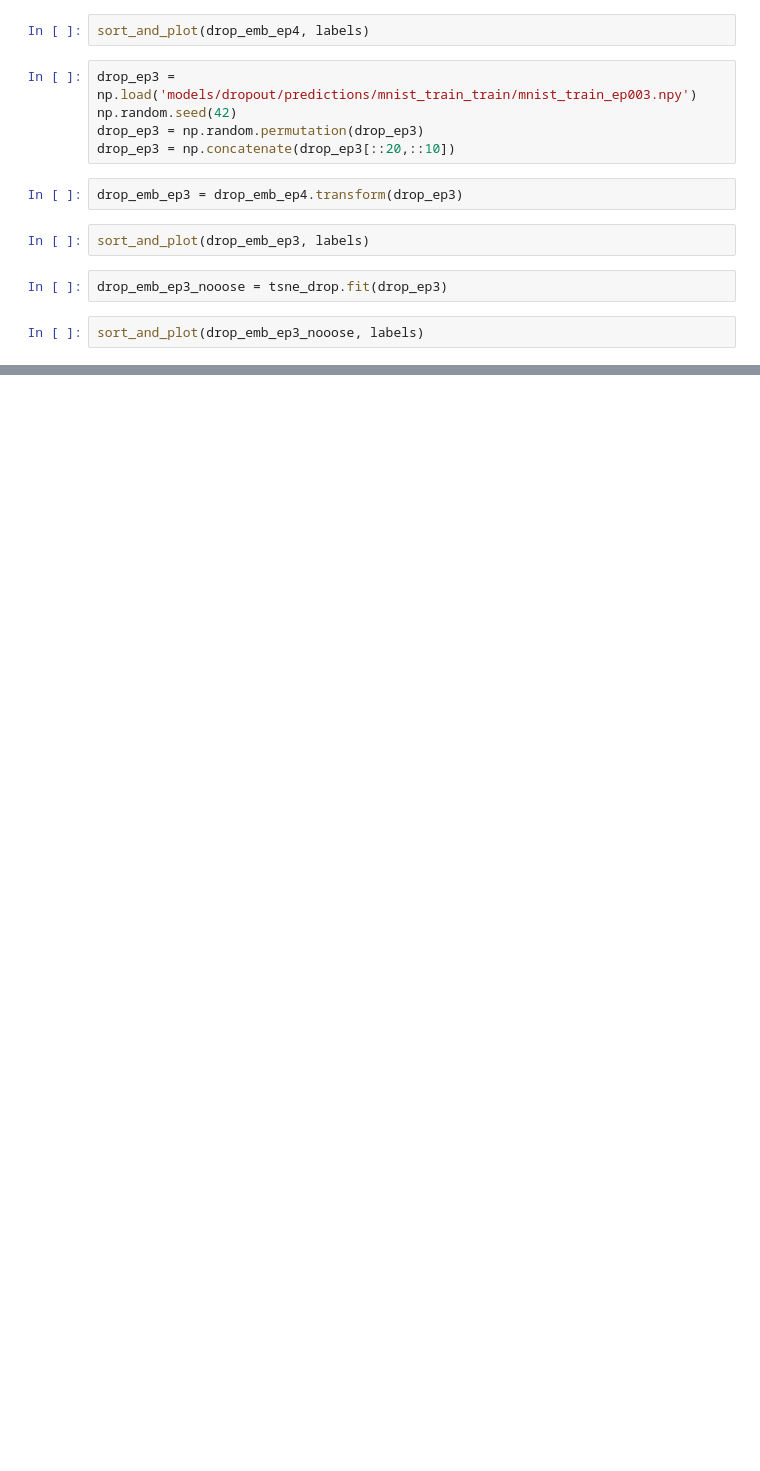
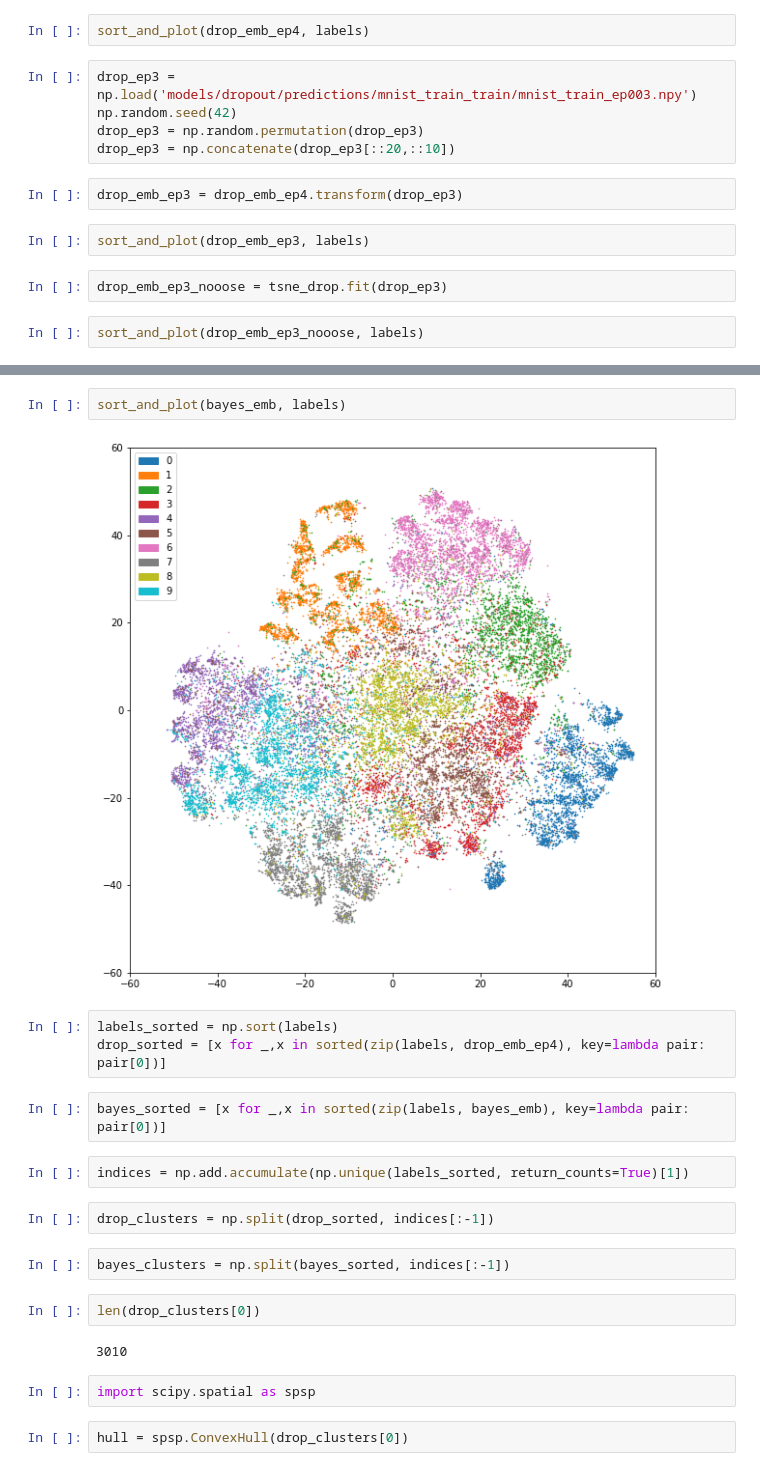
Before and after one commit to einbandi/samplednn, a Jupyter notebook: opentsne-test.ipynb, the cells around one changed output, grey strips where cells are left out. Saved outputs shown, nothing was run; the diff lists cells and outputs as text; blank space fills up the shorter version.

```diff
--- a/opentsne-test.ipynb
+++ b/opentsne-test.ipynb
@@ -136,0 +217,23 @@ sort_and_plot(drop_emb_ep3_nooose, labels)
+# %%
+sort_and_plot(bayes_emb, labels)
+# %% [output]
+[figure, added]
+# %%
+labels_sorted = np.sort(labels)
+drop_sorted = [x for _,x in sorted(zip(labels, drop_emb_ep4), key=lambda pair: pair[0])]
+# %%
+bayes_sorted = [x for _,x in sorted(zip(labels, bayes_emb), key=lambda pair: pair[0])]
+# %%
+indices = np.add.accumulate(np.unique(labels_sorted, return_counts=True)[1])
+# %%
+drop_clusters = np.split(drop_sorted, indices[:-1])
+# %%
+bayes_clusters = np.split(bayes_sorted, indices[:-1])
+# %%
+len(drop_clusters[0])
+# %% [output]
+3010
+# %%
+import scipy.spatial as spsp
+# %%
+hull = spsp.ConvexHull(drop_clusters[0])
```
Also changed, not shown: parts of 26 cells of this notebook, 6 other files.
